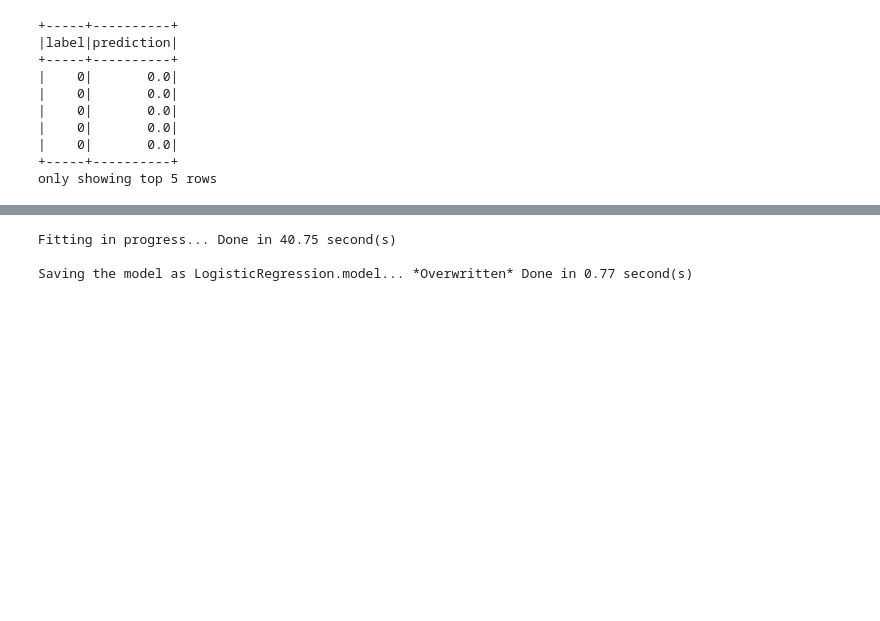
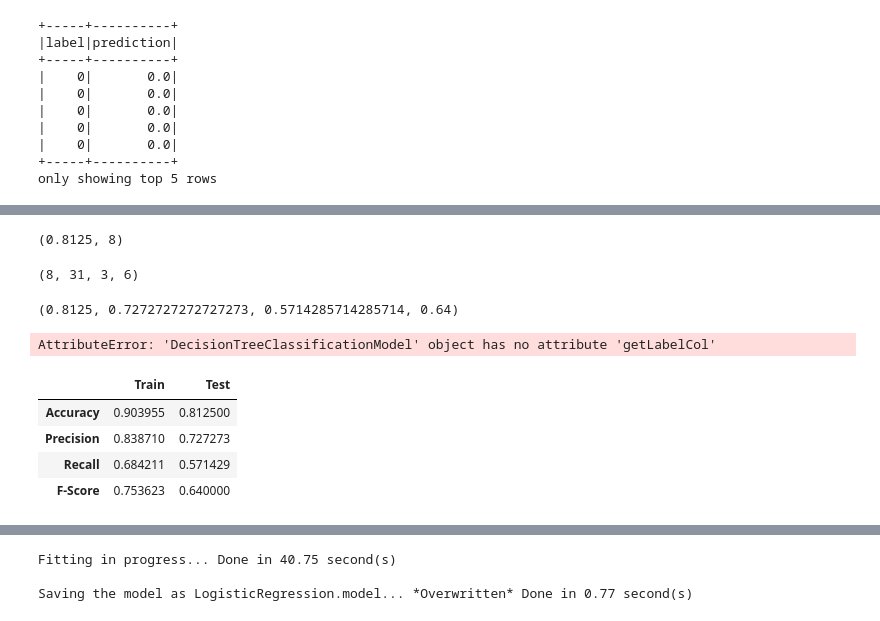
Before and after one commit to drnesr/Sparkify, a Jupyter notebook: Sparkify.ipynb, the cells around one changed output, grey strips where cells are left out. Drawn from its saved outputs; the diff is of its cells as text; code cells hidden in the pictures; blank space fills up the shorter version.

Commit message:
Implemented DecisionTreeClassifier metrics for train and test

```diff
--- a/Sparkify.ipynb
+++ b/Sparkify.ipynb
@@ -1395,0 +1404,57 @@ only showing top 5 rows
+# %%
+39/48, res2.filter((res2.prediction==1)& (res2.label == res2.prediction) ).count()
+# %% [output]
+(0.8125, 8)
+# %%
+TruePos = res2.filter((res2.prediction==1)& (res2.label == res2.prediction) ).count()
+TrueNeg = res2.filter((res2.prediction==0)& (res2.label == res2.prediction) ).count()
+FalsPos = res2.filter((res2.prediction==1)& (res2.label != res2.prediction) ).count()
+FalsNeg = res2.filter((res2.prediction==0)& (res2.label != res2.prediction) ).count()
+TruePos, TrueNeg, FalsPos, FalsNeg
+# %% [output]
+(8, 31, 3, 6)
+# %%
+accuracy = res2.filter(res2.label == res2.prediction).count()/res2.count()
+precision = TruePos/(TruePos+FalsPos)
+recall = TruePos/(TruePos+FalsNeg)
+f1score = 2 * precision * recall / (precision + recall)
+accuracy, precision, recall, f1score
+# %% [output]
+(0.8125, 0.7272727272727273, 0.5714285714285714, 0.64)
+# %%
+m.bestModel.getLabelCol()
+# %% [output]
+AttributeError: 'DecisionTreeClassificationModel' object has no attribute 'getLabelCol'
+# %%
+def get_classifier_metrics(trained_model, train_data, test_data):
+    '''
+
+    '''
+    def get_specific_metrics(trained_model, data):
+        '''
+
+        '''
+        res2 = trained_model.transform(data).select('label', 'prediction')
+        TruePos = res2.filter((res2.prediction==1)& (res2.label == res2.prediction) ).count()
+        TrueNeg = res2.filter((res2.prediction==0)& (res2.label == res2.prediction) ).count()
+        FalsPos = res2.filter((res2.prediction==1)& (res2.label != res2.prediction) ).count()
+        FalsNeg = res2.filter((res2.prediction==0)& (res2.label != res2.prediction) ).count()
+        accuracy = res2.filter(res2.label == res2.prediction).count()/res2.count()
+        precision = TruePos/(TruePos+FalsPos)
+        recall = TruePos/(TruePos+FalsNeg)
+        f1score = 2 * precision * recall / (precision + recall)
+        return accuracy, precision, recall, f1score
+    train_metrics = get_specific_metrics(trained_model, train_data)
+    test_metrics = get_specific_metrics(trained_model, test_data)
+    labels =['Train', 'Test']
+    metrics_names = ['Accuracy', 'Precision', 'Recall', 'F-Score']
+    metrics_data =np.array((train_metrics, test_metrics))
+    return pd.DataFrame(data=metrics_data.T, columns=labels, index=metrics_names)
+# %%
+get_classifier_metrics(m, train, test)
+# %% [output]
+|  | Train | Test |
+| Accuracy | 0.903955 | 0.812500 |
+| Precision | 0.838710 | 0.727273 |
+| Recall | 0.684211 | 0.571429 |
+| F-Score | 0.753623 | 0.640000 |
```
Also changed, not shown: parts of 3 cells of this notebook.
